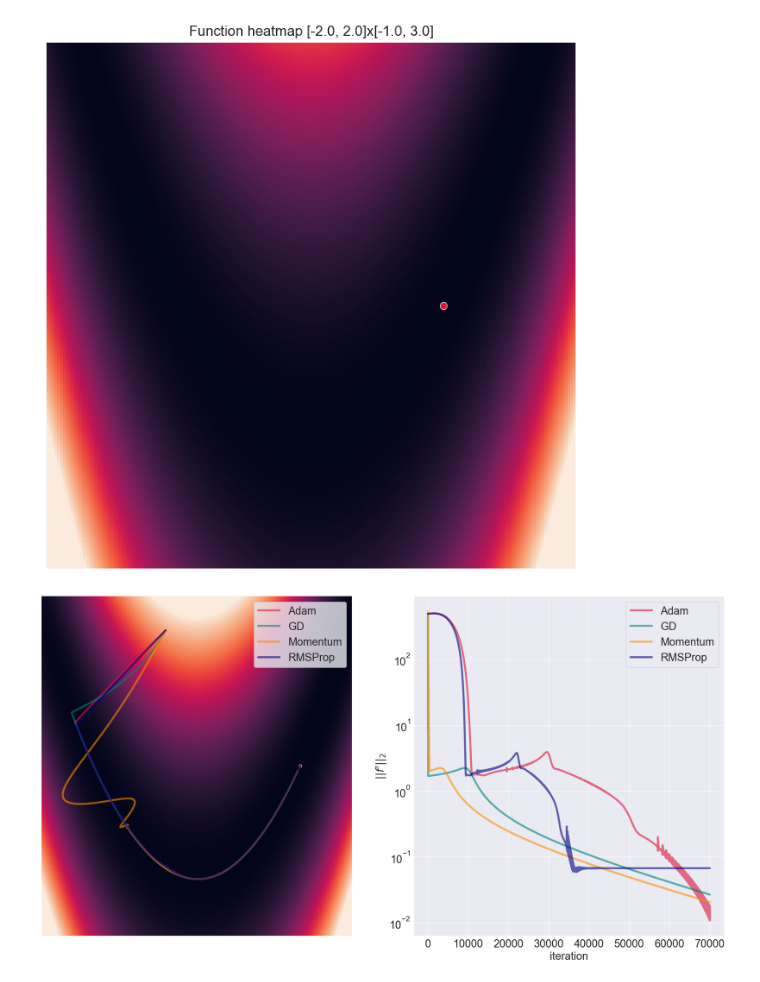
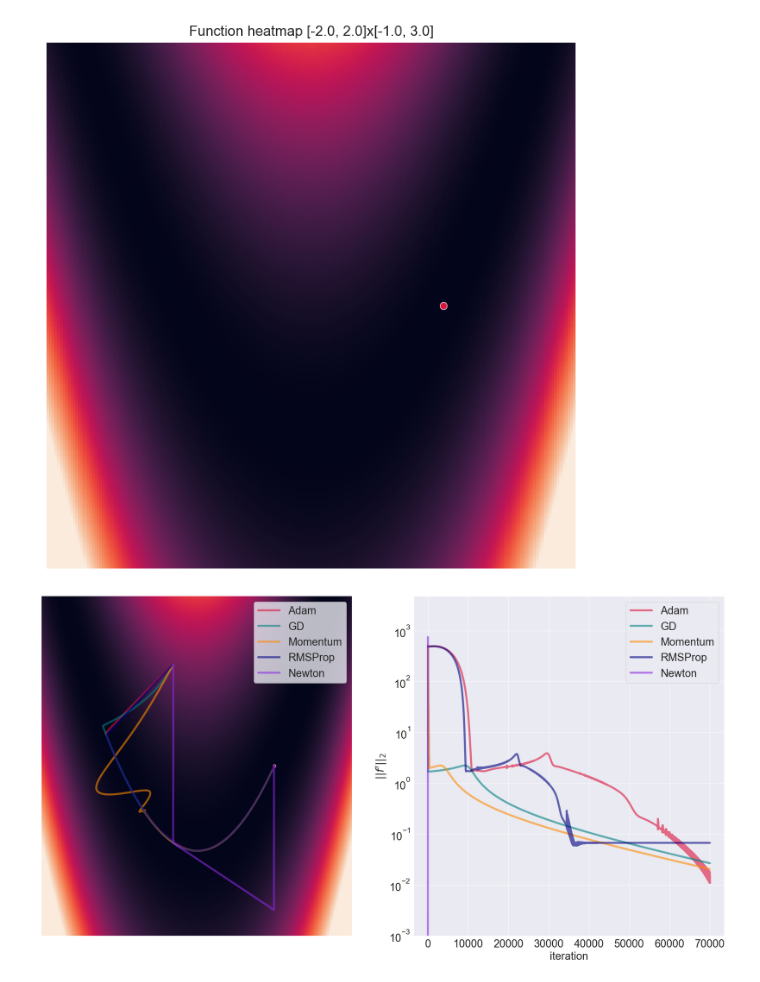
Before and after one commit to AlexRoar/SimpleGrad, a Jupyter notebook: examples/funk_opt_tests.ipynb, the cells around one changed output. Drawn from its saved outputs; the diff is of its cells as text; code cells hidden in the pictures.

Commit message:
Newton bugfix

```diff
--- a/examples/funk_opt_tests.ipynb
+++ b/examples/funk_opt_tests.ipynb
@@ -154,30 +161,65 @@ for i in tqdm(range(iter)):
     optimizer.step()
     if lossRms[-1] < 1e-4:
         break
+# %%
+lossRms = []
+historyRms = []
+x, y = sg.Variable(x0), sg.Variable(y0)
+f = rosenbrockFunction(x, y)
+f.forward()
+f.backward()
+optimizer = sgo.RMSProp(model=f, variables=[x, y], lr=lr, betta=0.995)
+for i in tqdm(range(iter)):
+    historyRms.append((x.scalar, y.scalar))
+    lossRms.append(np.linalg.norm((x.grad[0, 0], y.grad[0, 0])))
+    optimizer.step()
+    if lossRms[-1] < 1e-4:
+        break
+# %%
+lossNewt = []
+historyNewt = []
+x, y = sg.Variable(x0), sg.Variable(y0)
+f = rosenbrockFunction(x, y)
+f.forward()
+f.backward()
+optimizer = sgo.Newton(model=f, variables=[x, y])
+for i in tqdm(range(iter)):
+    historyNewt.append((x.scalar, y.scalar))
+    f.forward()
+    f.zeroGrad()
+    f.backward()
+    lossNewt.append(np.linalg.norm((x.grad[0, 0], y.grad[0, 0])))
+    optimizer.step()
+    if lossNewt[-1] < 1e-4:
+        break
 # %%
 sns.set_style('darkgrid')
 plt.rcParams.update({'font.size': 22})
-delta=1.5
+delta=2
 fig, ax = plt.subplots(1, 2, figsize=(25, 25/2))
 drawHeatmap(rosenbrockFunction, center, delta=delta, ax=ax[0])
 drawPath(history, minimum=minimum, center=center, delta=delta, ax=ax[0], color='crimson', label="Adam")
 drawPath(historyGd, minimum=minimum, center=center, delta=delta, ax=ax[0], color='teal', label="GD")
 drawPath(historyMomentum, minimum=minimum, center=center, delta=delta, ax=ax[0], color='darkorange', label="Momentum")
 drawPath(historyRms, minimum=minimum, center=center, delta=delta, ax=ax[0], color='navy', label="RMSProp")
+drawPath(historyNewt, minimum=minimum, center=center, delta=delta, ax=ax[0], color='blueviolet', label="Newton")
 fig.suptitle(f"")
 sns.lineplot(x=np.arange(1, len(lossAdam) + 1), y=lossAdam, ax=ax[1],
              color='crimson', label="Adam", linewidth=4, alpha=0.6)
 sns.lineplot(x=np.arange(1, len(lossGd) + 1), y=lossGd, ax=ax[1],
              color='teal', label="GD", linewidth=4, alpha=0.6)
 sns.lineplot(x=np.arange(1, len(lossMomentum) + 1), y=lossMomentum, ax=ax[1],
              color='darkorange', label="Momentum", linewidth=4, alpha=0.6)
 sns.lineplot(x=np.arange(1, len(lossRms) + 1), y=lossRms, ax=ax[1],
              color='navy', label="RMSProp", linewidth=4, alpha=0.6)
+sns.lineplot(x=np.arange(1, len(lossNewt) + 1), y=lossNewt, ax=ax[1],
+             color='blueviolet', label="Newton", linewidth=4, alpha=0.6)
 ax[1].set_title("")
 ax[1].set_xlabel("iteration")
 ax[1].set_ylabel("$||f'||_2$")
 ax[1].set_yscale('log')
+ax[1].set_ylim(1e-3, None)
 ax[0].legend()
 None
 # %% [output]
-[figure, old version]
+[figure, new version]
```
Also changed, not shown: parts of 2 cells of this notebook, 1 other file.
